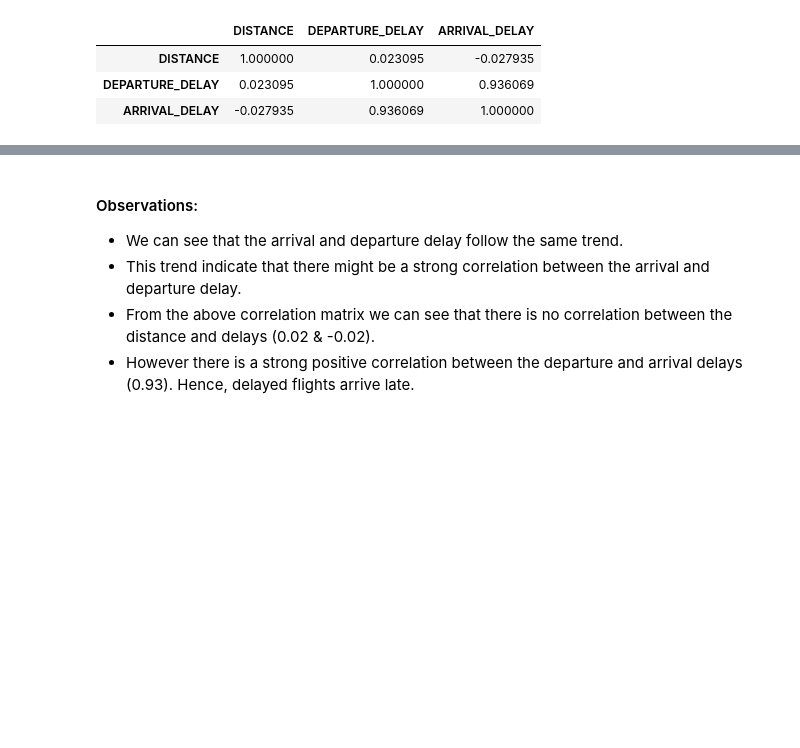
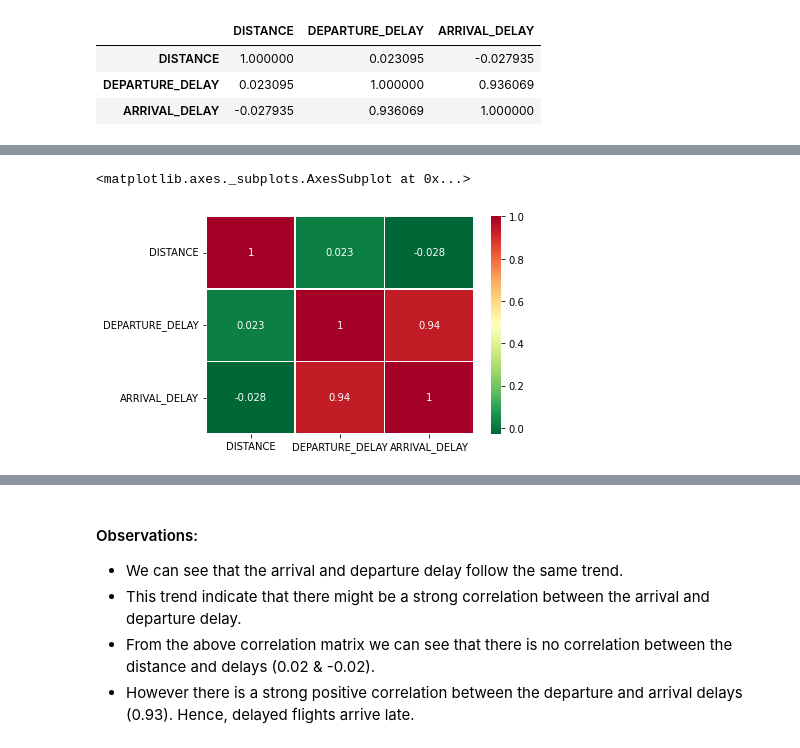
Before and after one commit to mikamorz/eda_examples, a Jupyter notebook: Kaggle_Flight_Data_Analysis/Kaggle_Flight_Data_Analysis_Notebook.ipynb, the cells around one changed output, grey strips where cells are left out. Drawn from its saved outputs; the diff is of its cells as text; code cells hidden in the pictures; blank space fills up the shorter version.

```diff
--- a/Kaggle_Flight_Data_Analysis/Kaggle_Flight_Data_Analysis_Notebook.ipynb
+++ b/Kaggle_Flight_Data_Analysis/Kaggle_Flight_Data_Analysis_Notebook.ipynb
@@ -251,0 +267,9 @@ Correlation Matrix
+# %%
+import seaborn as sns
+%matplotlib inline
+
+# _r reverses the normal order of the color map 'RdYlGn'
+sns.heatmap(df, cmap='RdYlGn_r', linewidths=0.5, annot=True)
+# %% [output]
+<matplotlib.axes._subplots.AxesSubplot at 0x...>
+[figure, added]
```
Also changed, not shown: parts of 5 cells of this notebook.
